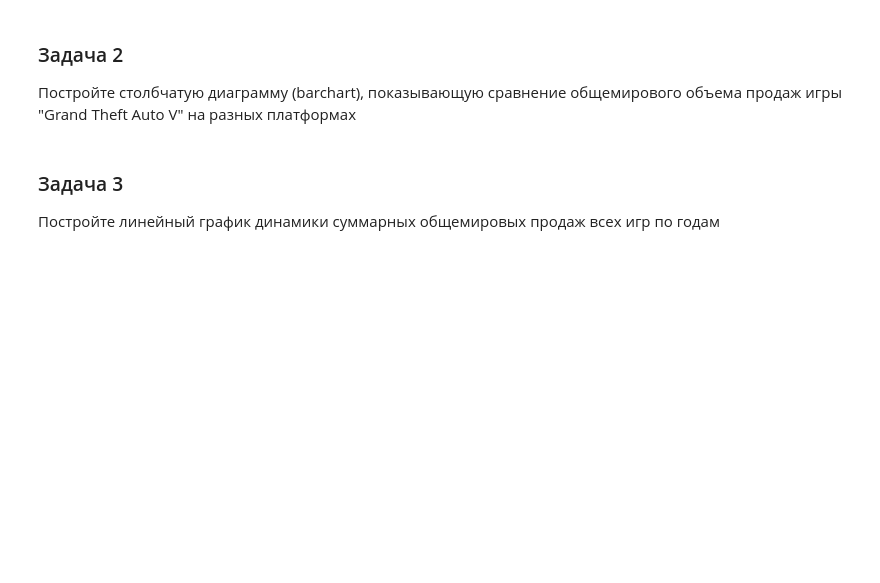
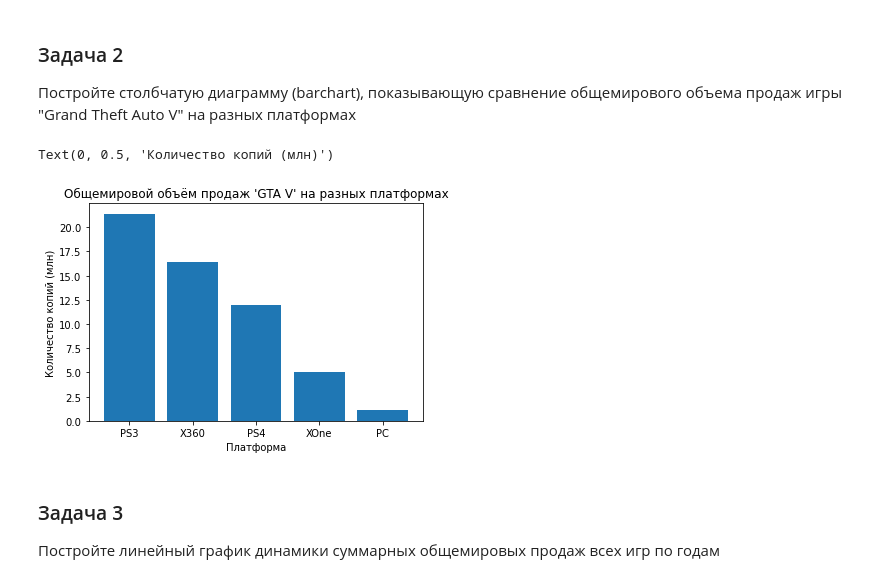
Before and after one commit to ziminas1990/SkillBox-DataScience, a Jupyter notebook: module-2-ds-basics/hw_5.ipynb, the cells around one changed output. Drawn from its saved outputs; the diff is of its cells as text; code cells hidden in the pictures; blank space fills up the shorter version.

```diff
--- a/module-2-ds-basics/hw_5.ipynb
+++ b/module-2-ds-basics/hw_5.ipynb
@@ -70,3 +86,13 @@ df.head()
+# %%
+data = df[df["Name"] == "Grand Theft Auto V"][["Platform","Global_Sales"]]
+plt.bar(x=data["Platform"], height=data["Global_Sales"])
+
+plt.title("Общемировой объём продаж 'GTA V' на разных платформах")
+plt.xlabel("Платформа")
+plt.ylabel("Количество копий (млн)")
+# %% [output]
+Text(0, 0.5, 'Количество копий (млн)')
+[figure, added]
 # %% [markdown]
 ### Задача 3
 
```
Also changed, not shown: parts of 20 cells of this notebook.
